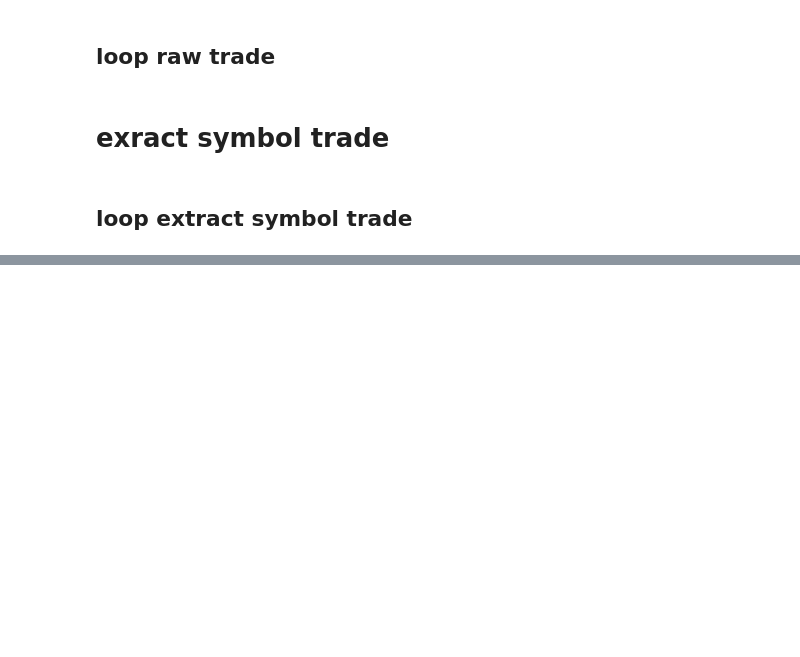
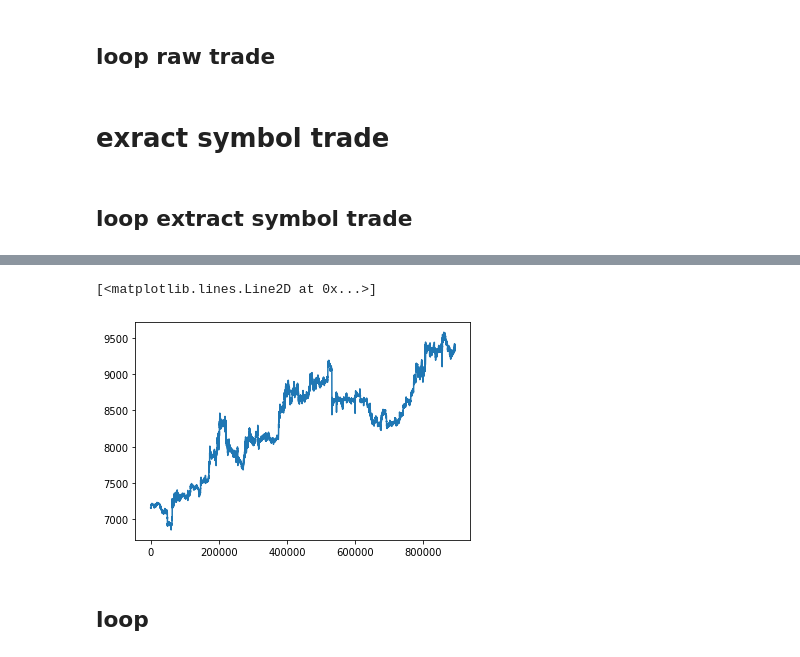
Before and after one commit to noaillypau/Polyvalent_Backtester_3, a Jupyter notebook: datas/Bitmex.ipynb, the cells around one changed output, grey strips where cells are left out. Cells and saved outputs as stored; diff of their text form; code cells hidden in the pictures; blank space fills up the shorter version.

```diff
--- a/datas/Bitmex.ipynb
+++ b/datas/Bitmex.ipynb
@@ -383,0 +444,3 @@ for year in [2019,2020,2021]:
+# %%
+df = pd.read_pickle('D://Trading/Data/Crypto/Bitmex/ohlc_bbba/XBTUSD/3s/2020-01.pkl')
+df
@@ -383,0 +461,7 @@ for year in [2019,2020,2021]:
+# %%
+plt.plot(df.close)
+# %% [output]
+[<matplotlib.lines.Line2D at 0x...>]
+[figure, added]
+# %% [markdown]
+## loop
```
Also changed, not shown: parts of 9 cells of this notebook, 1 other file.
